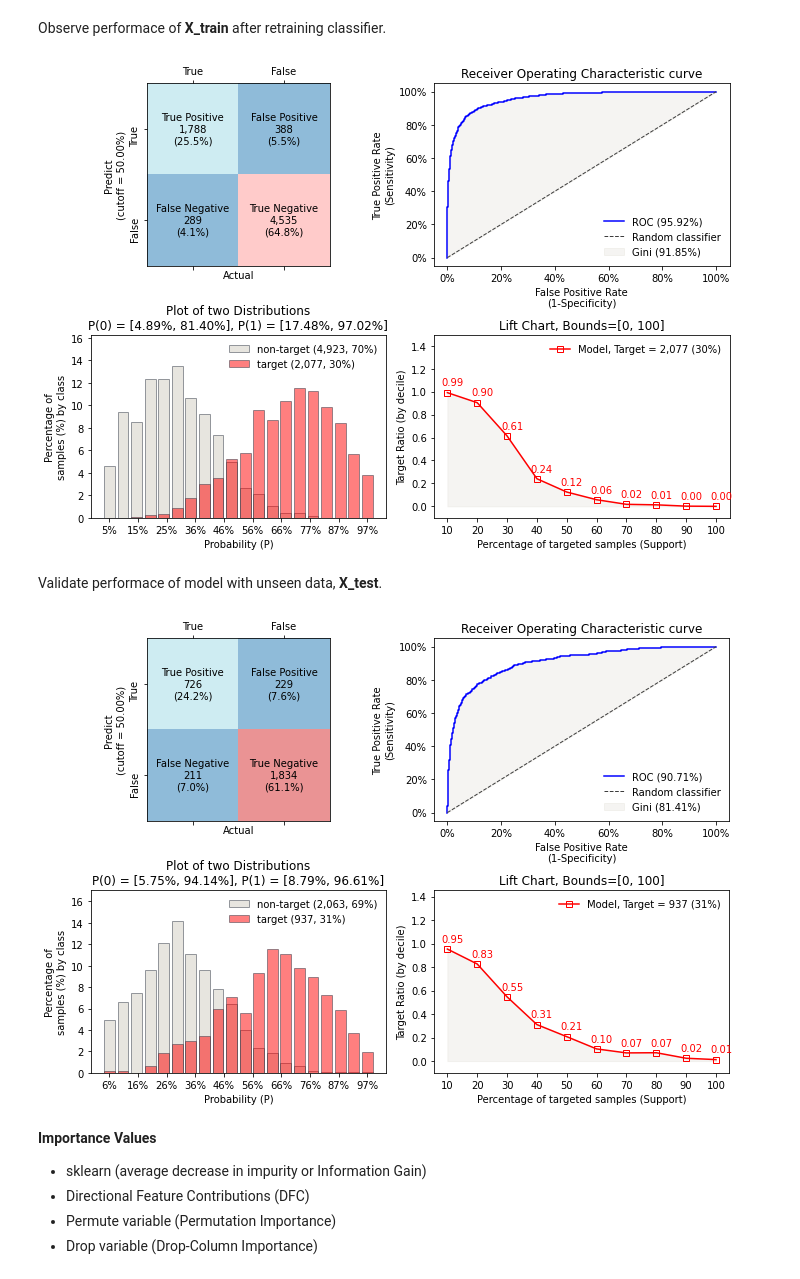
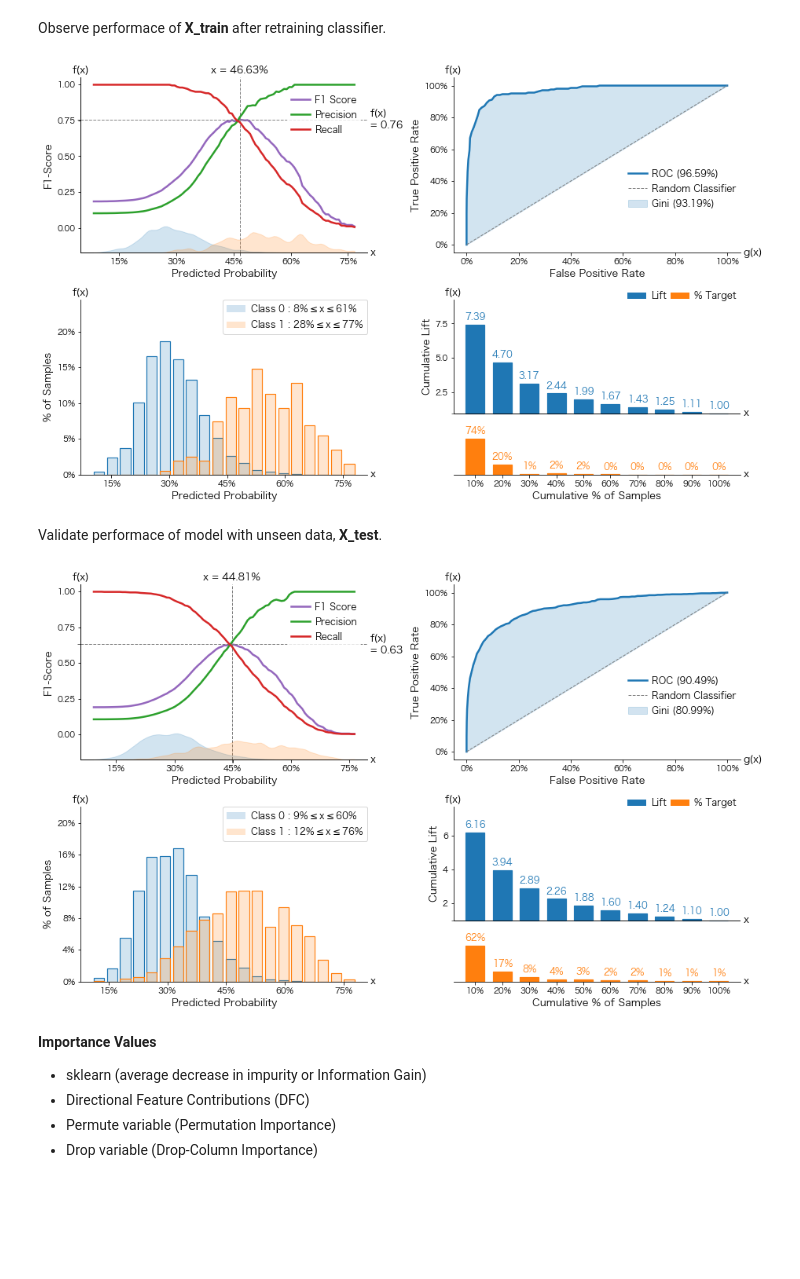
Before and after one commit to Nak007/randomforest_analysis, a Jupyter notebook: randomforest_analysis_colab.ipynb, the cells around one changed output. Cells and saved outputs as stored; diff of their text form; code cells hidden in the pictures; blank space fills up the shorter version.

```diff
--- a/randomforest_analysis_colab.ipynb
+++ b/randomforest_analysis_colab.ipynb
@@ -235,0 +223,3 @@ y_test_proba  = clf.predict_proba(X_test )[:,1]
+# %%
+RandParams1 = Modified_RandomizedSearch(estimator, param_grids1, **kwds)
+RandParams1.fit(X_train, y_train, [(X_test,y_test)])
@@ -235,0 +274,3 @@ y_test_proba  = clf.predict_proba(X_test )[:,1]
+# %%
+best_params = np.array(RandParams1.params)[29]
+best_params
@@ -236,2 +285,7 @@ y_test_proba  = clf.predict_proba(X_test )[:,1]
+# %%
+params = {**estimator.get_params(), **best_params}
+clf = RandomForestClassifier(**params).fit(X_train, y_train)
+y_train_proba = clf.predict_proba(X_train)[:,1]
+y_test_proba  = clf.predict_proba(X_test )[:,1]
 # %% [markdown]
 Specify parameters for **`eval_classifier`** and build plotting function.
@@ -265,15 +292,18 @@ def plotting_classifier(y_true, y_proba):
+# %%
+evaluate = eval_classifier(plots = ["f1", "gini", "hist", "cumu"],
+                           ax_dict = {"hist":{"bins":20}}, n_columns=2)
 # %% [markdown]
 Observe performace of **X_train** after retraining classifier.
 # %%
-plotting_classifier(y_train, y_train_proba)
+axes = evaluate.plot_all(y_train, y_train_proba)
 # %% [output]
-[figure, old version]
+[figure, new version]
 # %% [markdown]
 Validate performace of model with unseen data, **X_test**.
 # %%
-plotting_classifier(y_test, y_test_proba)
+axes = evaluate.plot_all(y_test, y_test_proba)
 # %% [output]
-[figure, old version]
+[figure, new version]
 # %% [markdown]
 **Importance Values**
 - sklearn (average decrease in impurity or Information Gain)
```
Also changed, not shown: parts of 164 cells of this notebook, 6 other files.
